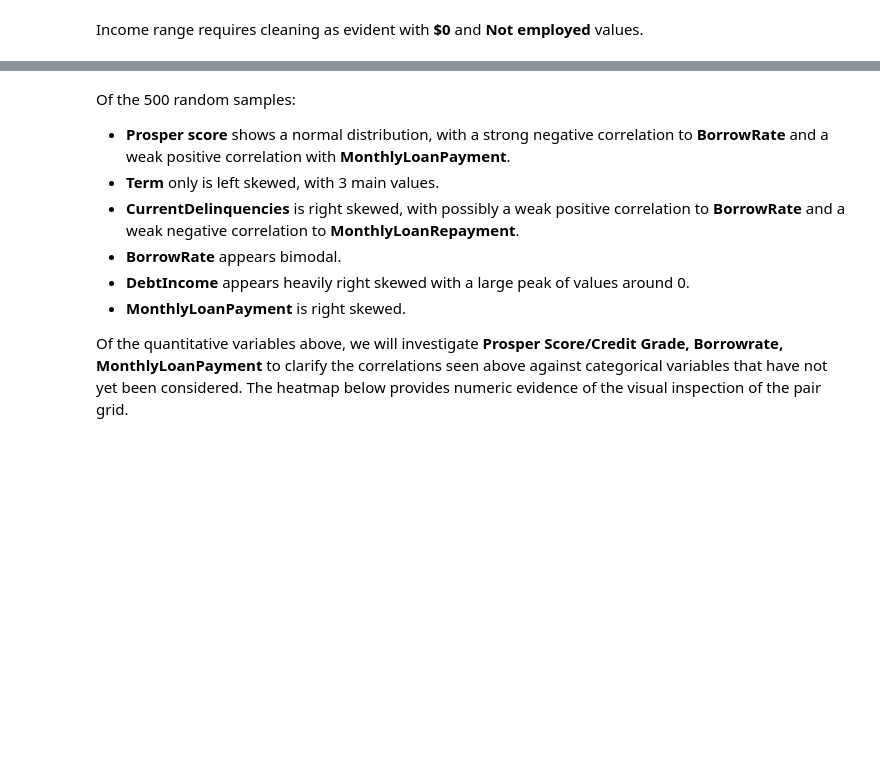
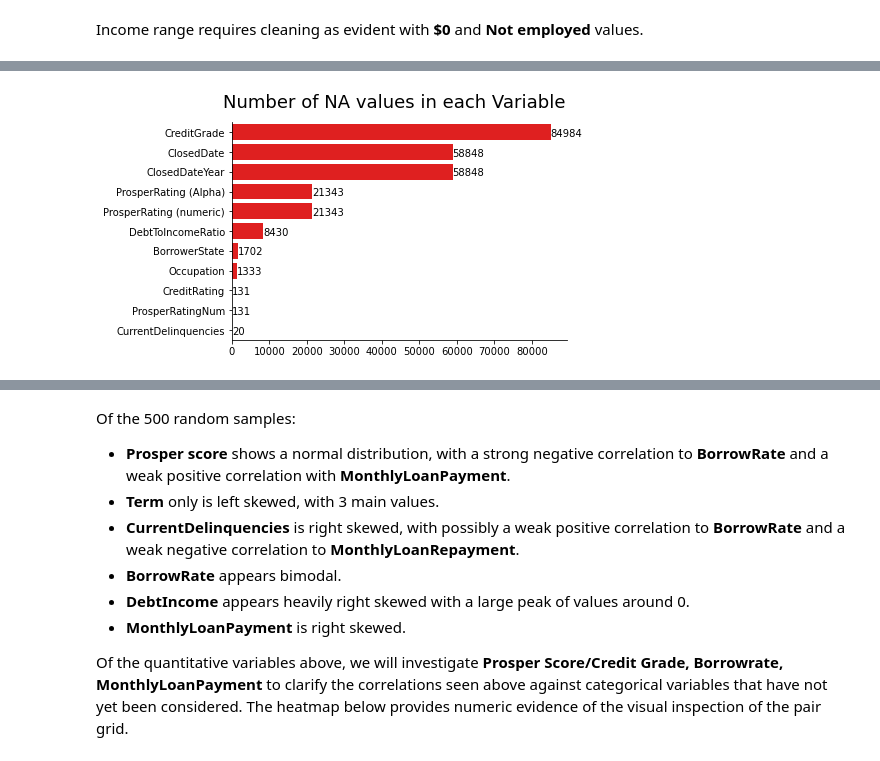
Before and after one commit to JCalaunan/PRJ_Python-Data-Visual, a Jupyter notebook: Loans Part 1.ipynb, the cells around one changed output, grey strips where cells are left out. Drawn from its saved outputs; the diff is of its cells as text; code cells hidden in the pictures; blank space fills up the shorter version.

```diff
--- a/Loans Part 1.ipynb
+++ b/Loans Part 1.ipynb
@@ -138,7 +231,8 @@ Quickly reviewing the two columns reveals there are **Nan** evident on either fi
 As such the dataframe will contain a new column combining the two, specifically the _post 2009_ overwritting the *Nan* values.
 # %%
 # combine pre 2009 followed by post 2009
-loans_df['CreditRating'] = loans_df['CreditGrade'].fillna(loans_df['ProsperRating (Alpha)'])
+loans_df['CreditRating'] = loans_df['CreditGrade'].fillna(
+    loans_df['ProsperRating (Alpha)'])
 # %% [markdown]
 A dictionary will be created to assign and apply the relevant numerical values to the
 # %%
@@ -161,4 +257,5 @@ loans_df['ProsperRatingNum'].dtypes
 # %%
-loans_df['ProsperRatingNum'] = pd.to_numeric(loans_df['ProsperRatingNum'], downcast='float', errors='coerce')
+loans_df['ProsperRatingNum'] = pd.to_numeric(
+    loans_df['ProsperRatingNum'], downcast='float', errors='coerce')
 # %%
 loans_df['ProsperRatingNum'].dtypes
@@ -165,6 +264,7 @@ loans_df['ProsperRatingNum'].dtypes
 # %%
 # filter employmentstatus and income range
-loans_df = loans_df[(loans_df.EmploymentStatus!='Not available')& (loans_df.IncomeRange!='Not displayed')]
+loans_df = loans_df[(loans_df.EmploymentStatus != 'Not available') & (
+    loans_df.IncomeRange != 'Not displayed')]
 # %% [markdown]
 Having **Not Available** and **Income Displayed** is redundant information that doesn't assist in the analysis of what affects BorrowRate.
 <br>
@@ -178,5 +287,6 @@ loans_df.IncomeRange.value_counts(dropna=False)
 # %%
-loans_df.IncomeRange = loans_df.IncomeRange.replace(['Not employed'], '$0') # replace incorrect data
+loans_df.IncomeRange = loans_df.IncomeRange.replace(
+    ['Not employed'], '$0')  # replace incorrect data
 loans_df.IncomeRange = loans_df.IncomeRange.replace(['Not displayed'], None)
 # %%
 # Find ordinal variables and set order from lowest (left) to highest (right)
@@ -220,11 +363,14 @@ Nan_sublist.shape
 # %%
 # explicit figure and figsize declaraction
-fig, axes = plt.subplots(1,1)
+fig, axes = plt.subplots(1, 1)
 sb.despine(fig)
 
 # plot missing values in descending order
-g0 = sb.barplot(x=Nan_sublist.values, y=Nan_sublist.index, ax=axes, color='red', order=Nan_sublist.sort_values(ascending=False).index )
+g0 = sb.barplot(x=Nan_sublist.values, y=Nan_sublist.index, ax=axes,
+                color='red', order=Nan_sublist.sort_values(ascending=False).index)
 
-yplot_values(g0, '{:1.0f}'); # plot y values onto graph
+yplot_values(g0, '{:1.0f}')  # plot y values onto graph
 fig.suptitle('Number of NA values in each Variable', fontsize=18);
+# %% [output]
+[figure, added]
 # %%
```
Also changed, not shown: parts of 128 cells of this notebook, 5 other files.
